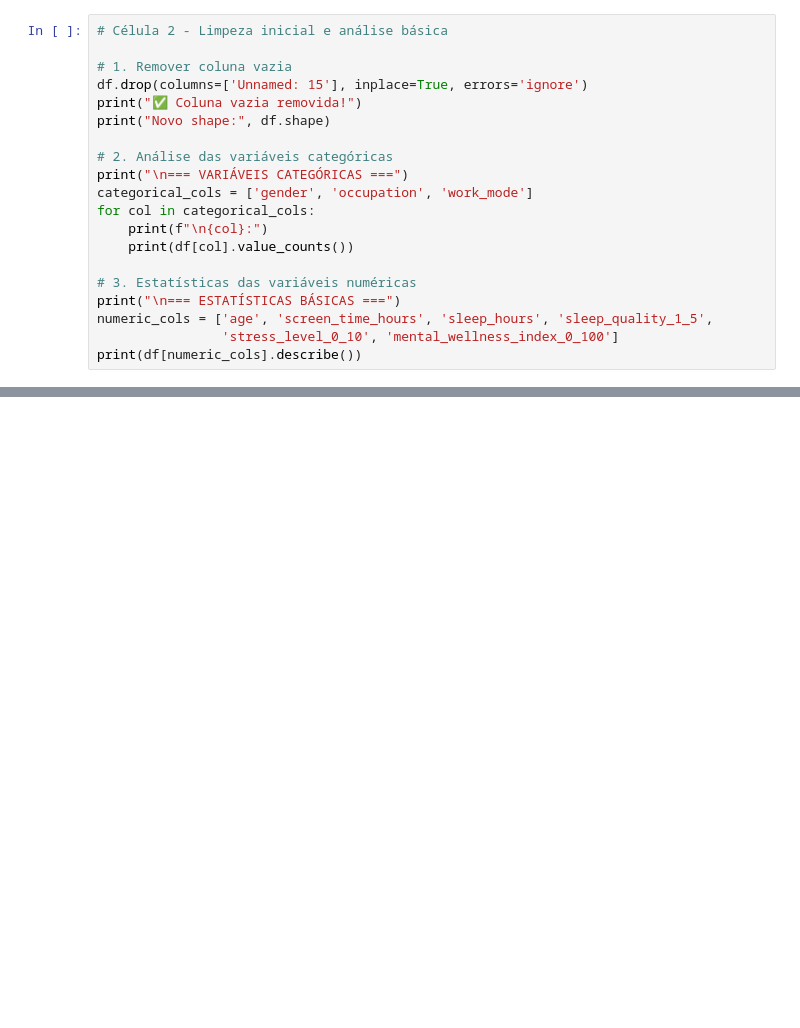
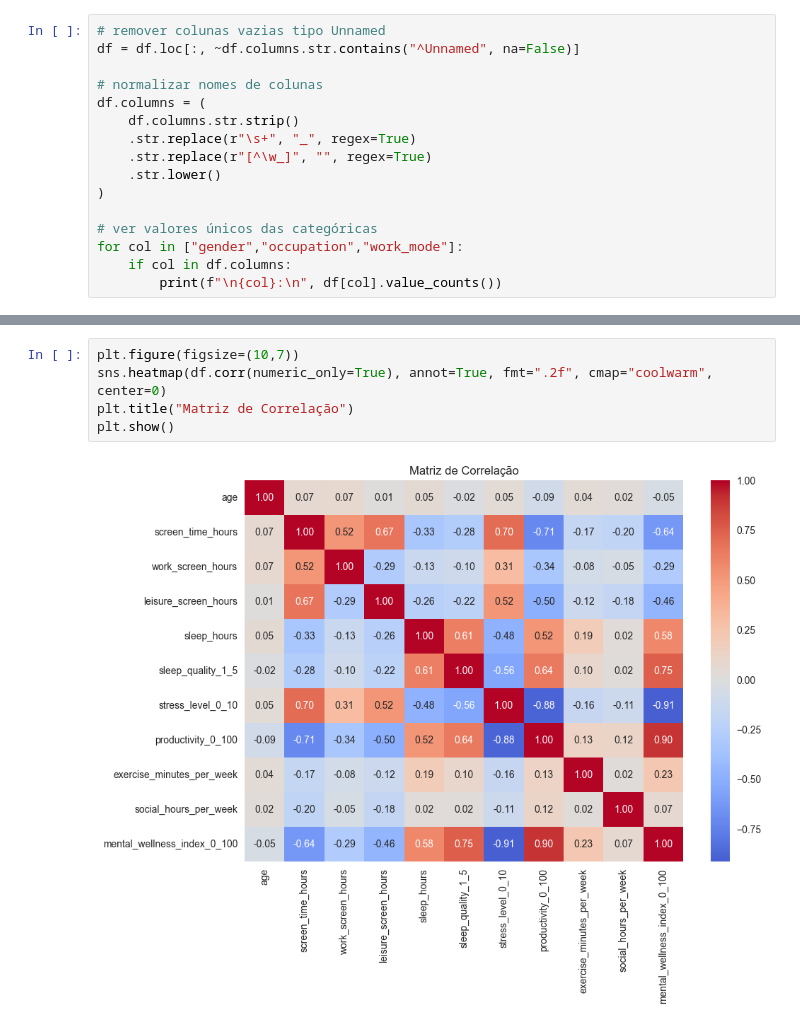
Before and after one commit to Castropt27/AUSE, a Jupyter notebook: Notebooks/01_analise_exploratoria.ipynb, the cells around one changed output, grey strips where cells are left out. Saved outputs shown, nothing was run; the diff lists cells and outputs as text; blank space fills up the shorter version.

```diff
--- a/Notebooks/01_analise_exploratoria.ipynb
+++ b/Notebooks/01_analise_exploratoria.ipynb
@@ -39,21 +32,17 @@ memory usage: 50.1+ KB
 # %%
-# Célula 2 - Limpeza inicial e análise básica
+# remover colunas vazias tipo Unnamed
+df = df.loc[:, ~df.columns.str.contains("^Unnamed", na=False)]
 
-# 1. Remover coluna vazia
-df.drop(columns=['Unnamed: 15'], inplace=True, errors='ignore')
-print("✅ Coluna vazia removida!")
-print("Novo shape:", df.shape)
+# normalizar nomes de colunas
+df.columns = (
+    df.columns.str.strip()
+    .str.replace(r"\s+", "_", regex=True)
+    .str.replace(r"[^\w_]", "", regex=True)
+    .str.lower()
+)
 
-# 2. Análise das variáveis categóricas
-print("\n=== VARIÁVEIS CATEGÓRICAS ===")
-categorical_cols = ['gender', 'occupation', 'work_mode']
-for col in categorical_cols:
-    print(f"\n{col}:")
-    print(df[col].value_counts())
-
-# 3. Estatísticas das variáveis numéricas
-print("\n=== ESTATÍSTICAS BÁSICAS ===")
-numeric_cols = ['age', 'screen_time_hours', 'sleep_hours', 'sleep_quality_1_5',
-                'stress_level_0_10', 'mental_wellness_index_0_100']
-print(df[numeric_cols].describe())
+# ver valores únicos das categóricas
+for col in ["gender","occupation","work_mode"]:
+    if col in df.columns:
+        print(f"\n{col}:\n", df[col].value_counts())
 # %% [output]
@@ -94,0 +90,7 @@ plt.show()
+# %%
+plt.figure(figsize=(10,7))
+sns.heatmap(df.corr(numeric_only=True), annot=True, fmt=".2f", cmap="coolwarm", center=0)
+plt.title("Matriz de Correlação")
+plt.show()
+# %% [output]
+[figure, added]
```
Also changed, not shown: parts of 10 cells of this notebook, 5 other files.
